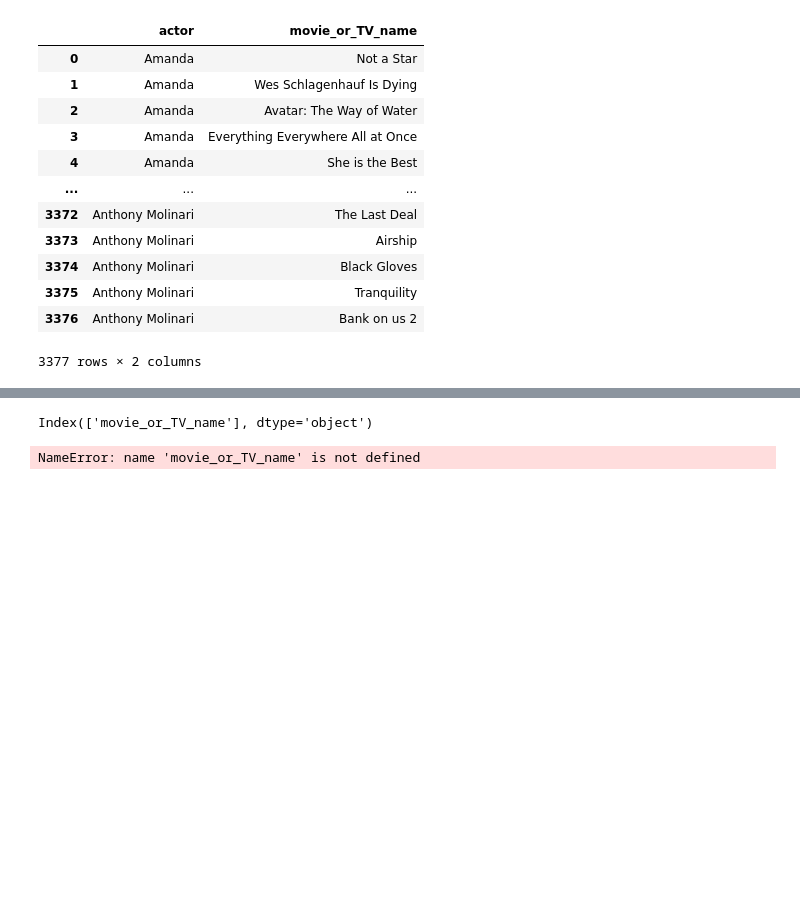
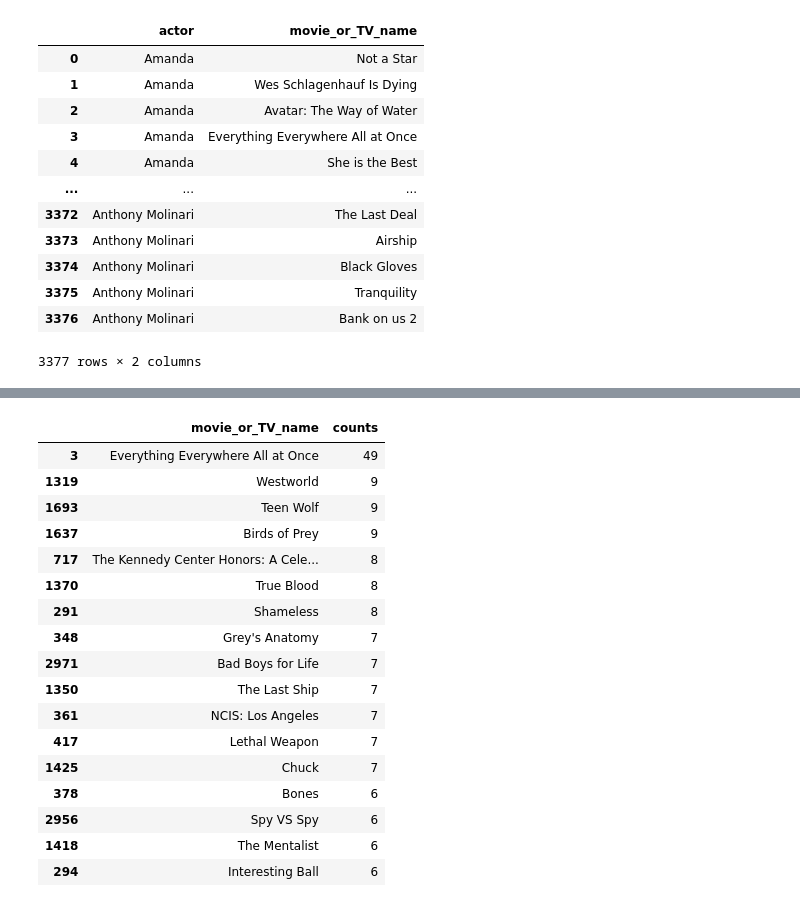
Before and after one commit to dhuang135/dhuang135.github.io, a Jupyter notebook: hw/hw 2 raw.ipynb, the cells around one changed output, grey strips where cells are left out. Saved outputs shown, nothing was run; the diff lists cells and outputs as text; code cells hidden in the pictures; blank space fills up the shorter version.

```diff
--- a/hw/hw 2 raw.ipynb
+++ b/hw/hw 2 raw.ipynb
@@ -25,2 +41,8 @@ grouped_movies = movies.groupby(["movie_or_TV_name"])["movie_or_TV_name"].count(
+# %%
+movies["counts"] = movies.groupby(["movie_or_TV_name"])["actor"].transform(len)
+# %%
+graphing_movies = movies[["movie_or_TV_name", "counts"]]
+# %%
+graphing_movies = graphing_movies.drop_duplicates(subset = ["movie_or_TV_name"])
 # %%
-grouped_movies = grouped_movies.sort_values(ascending = False)
+graphing_movies = graphing_movies.sort_values(by = 'counts', ascending = False)
@@ -29,2 +49,21 @@ grouped_movies = grouped_movies.sort_values(ascending = False)
 # %%
-movies_gdata = grouped_movies[0:17]
+graphing_movies[0:17]
+# %% [output]
+|  | movie_or_TV_name | counts |
+| 3 | Everything Everywhere All at Once | 49 |
+| 1319 | Westworld | 9 |
+| 1693 | Teen Wolf | 9 |
+| 1637 | Birds of Prey | 9 |
+| 717 | The Kennedy Center Honors: A Cele... | 8 |
+| 1370 | True Blood | 8 |
+| 291 | Shameless | 8 |
+| 348 | Grey's Anatomy | 7 |
+| 2971 | Bad Boys for Life | 7 |
+| 1350 | The Last Ship | 7 |
+| 361 | NCIS: Los Angeles | 7 |
+| 417 | Lethal Weapon | 7 |
+| 1425 | Chuck | 7 |
+| 378 | Bones | 6 |
+| 2956 | Spy VS Spy | 6 |
+| 1418 | The Mentalist | 6 |
+| 294 | Interesting Ball | 6 |
@@ -33,8 +69,0 @@ movies_gdata = pd.DataFrame(movies_gdata)
-# %%
-movies_gdata.rename
-# %% [output]
-Index(['movie_or_TV_name'], dtype='object')
-# %%
-px.histogram(movies_gdata, me)
-# %% [output]
-NameError: name 'movie_or_TV_name' is not defined
```
Also changed, not shown: parts of 8 cells of this notebook, 3 other files.
